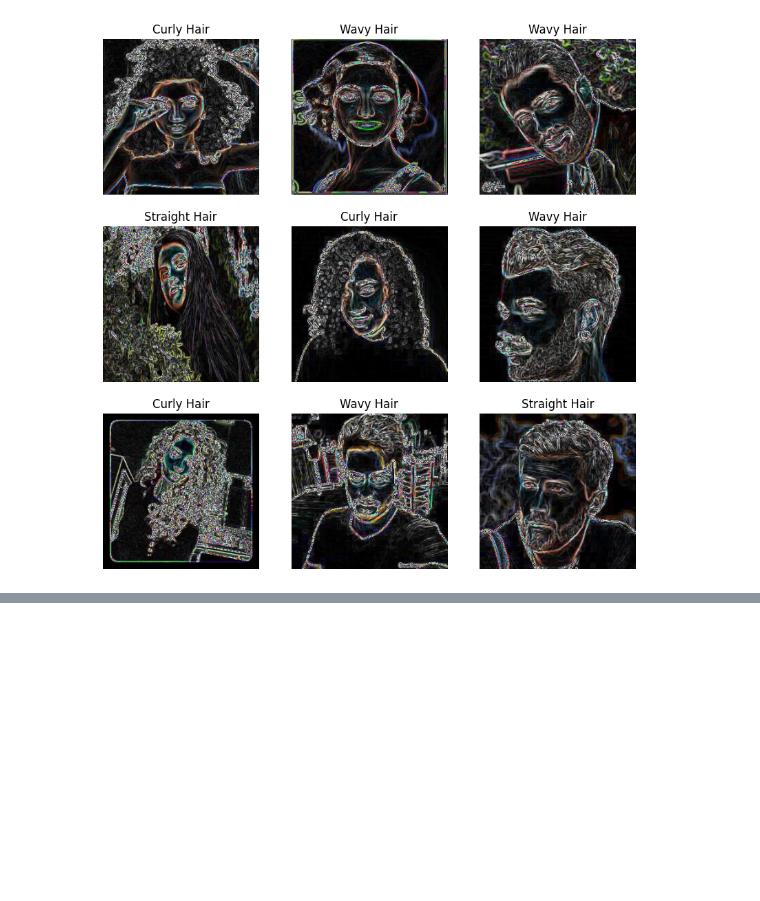
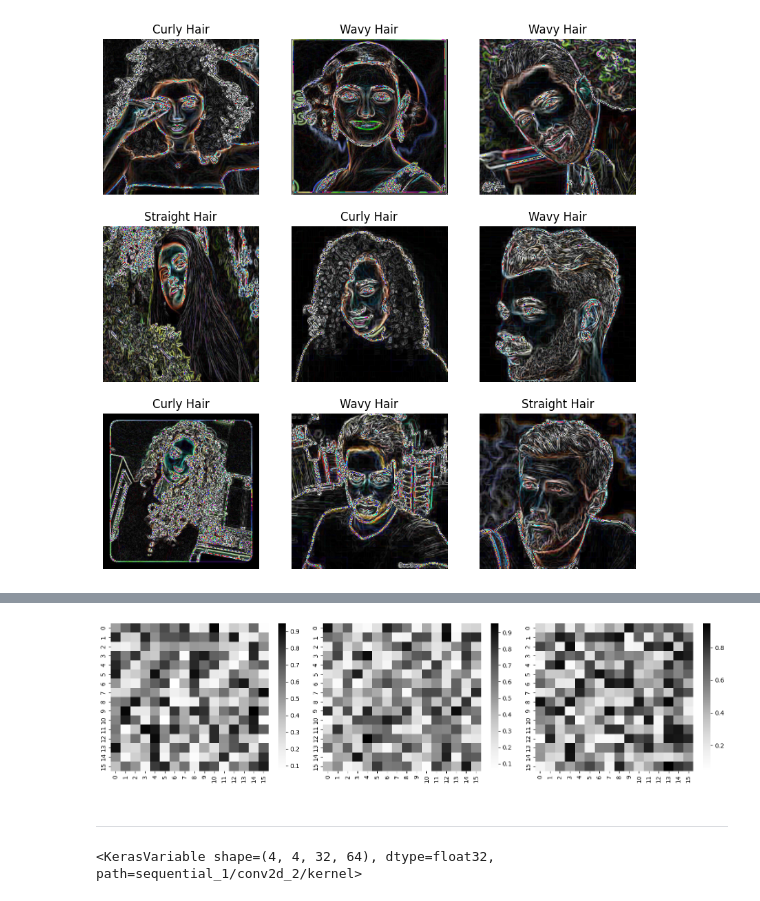
Before and after one commit to JoshuaEntrata/CNN-Hair-Type-Classification, a Jupyter notebook: CNN_Model.ipynb, the cells around one changed output, grey strips where cells are left out. Drawn from its saved outputs; the diff is of its cells as text; code cells hidden in the pictures; blank space fills up the shorter version.

Commit message:
kernel plots

```diff
--- a/CNN_Model.ipynb
+++ b/CNN_Model.ipynb
@@ -330,0 +356,30 @@ This image is 0.33 percent curly hair, 0.04 percent straight hair, and 0.63 perc
+# %%
+w = (w - w_min) / (w_max - w_min)
+# %%
+incoming, outgoing = 3, 16
+# %%
+ix = 1
+# %%
+fig, axes = plt.subplots(ncols=7, nrows=7, figsize=(8, 8))
+for i in range(outgoing):
+    wt = w[:, :, :, i]
+    for j in range(incoming):
+        ax = plt.subplot(incoming, outgoing, ix)
+        sns.heatmap(wt[:, :, j])
+        ix += 1
+# %%
+fig, axes = plt.subplots(ncols=3, nrows=1, figsize=(15, 4))
+
+for i, ax in enumerate(axes.flat):
+    sns.heatmap(w[:, :, :, 7][:, :, i], ax=ax, cmap='Greys')
+
+fig.tight_layout()
+plt.savefig('kernels.png')
+# %% [output]
+[figure, added]
+# %% [markdown]
+---
+# %%
+model.layers[11].kernel
+# %% [output]
+<KerasVariable shape=(4, 4, 32, 64), dtype=float32, path=sequential_1/conv2d_2/kernel>
```
Also changed, not shown: parts of 23 cells of this notebook.
